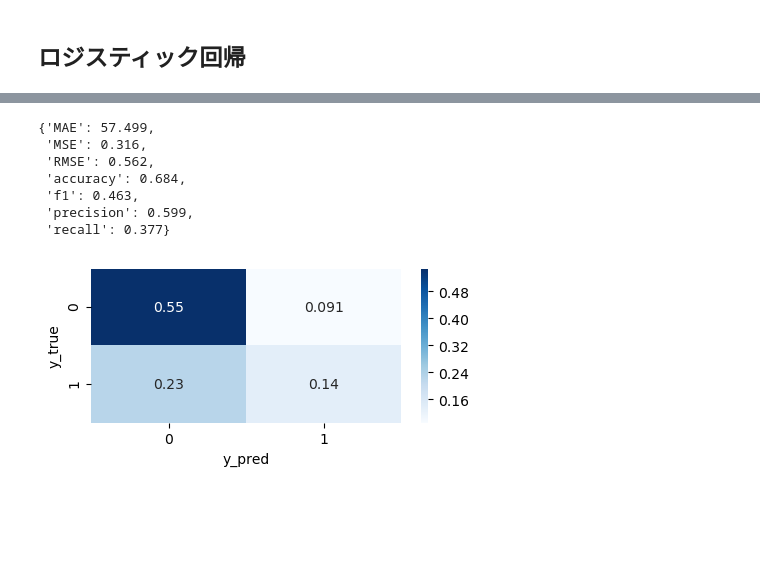
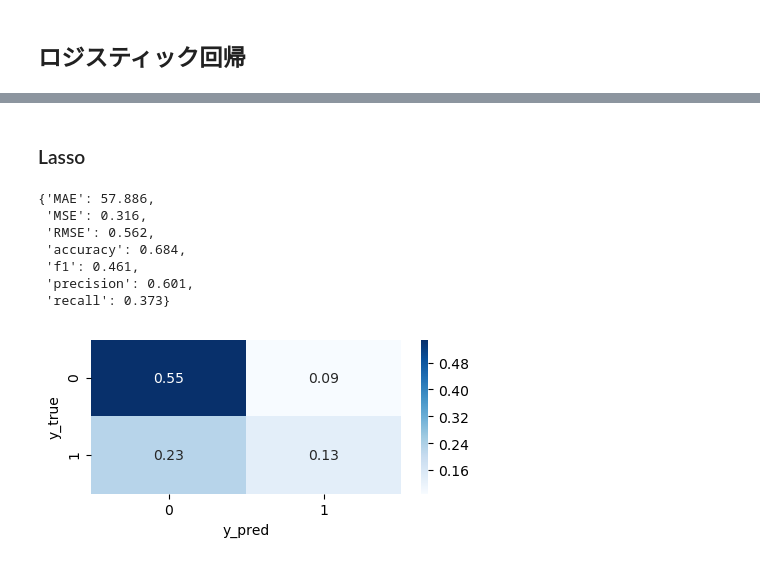
Before and after one commit to masam101376/kickstarter-projects, a Jupyter notebook: practice_marged.ipynb, the cells around one changed output, grey strips where cells are left out. Cells and saved outputs as stored; diff of their text form; code cells hidden in the pictures; blank space fills up the shorter version.

```diff
--- a/practice_marged.ipynb
+++ b/practice_marged.ipynb
@@ -536,12 +553,24 @@ res = CV(clf, X, y)
-# %%
-pprint.pprint(errors_and_scores(res))
-conf_mat(res)
-# %% [output]
-{'MAE': 57.499,
- 'MSE': 0.316,
- 'RMSE': 0.562,
- 'accuracy': 0.684,
- 'f1': 0.463,
- 'precision': 0.599,
- 'recall': 0.377}
-[figure, removed]
+# %% [markdown]
+### Lasso
+# %%
+# ラッソ回帰
+clf = SGDClassifier(loss='log',
+                    penalty='l1',
+                    # l1_ratio=0.15,
+                    fit_intercept=True,
+                    max_iter=1e5,
+                    tol=1e-3,
+                    random_state=1234)
+
+res = CV(clf, X, y)
+pprint.pprint(errors_and_scores(res))
+conf_mat(res)
+# %% [output]
+{'MAE': 57.886,
+ 'MSE': 0.316,
+ 'RMSE': 0.562,
+ 'accuracy': 0.684,
+ 'f1': 0.461,
+ 'precision': 0.601,
+ 'recall': 0.373}
+[figure, added]
```
Also changed, not shown: parts of 16 cells of this notebook.
